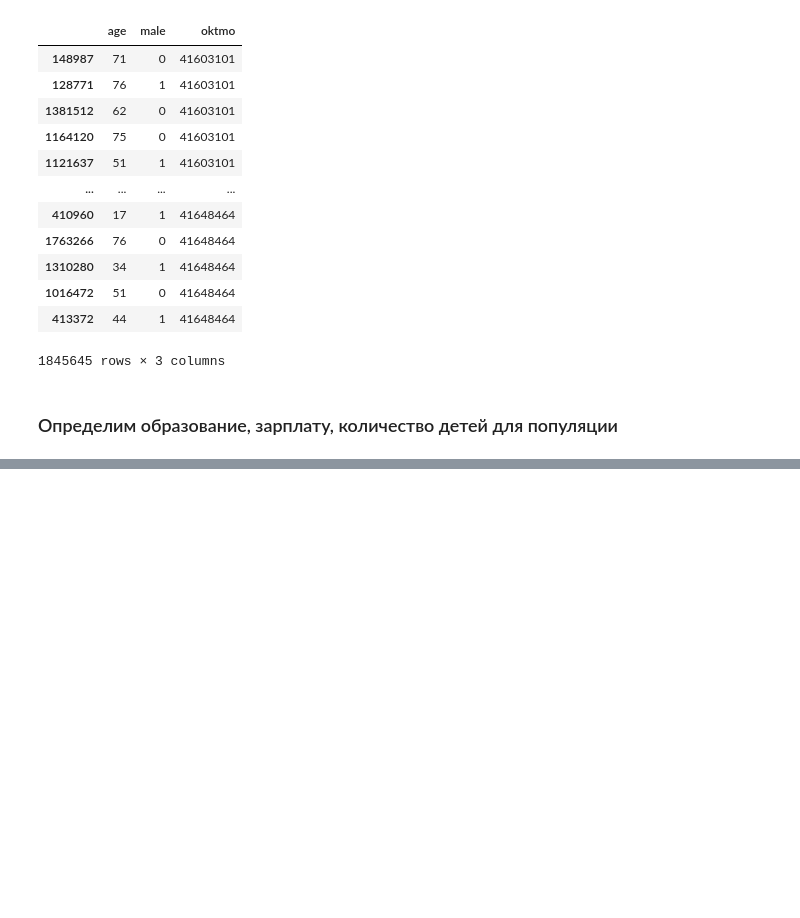
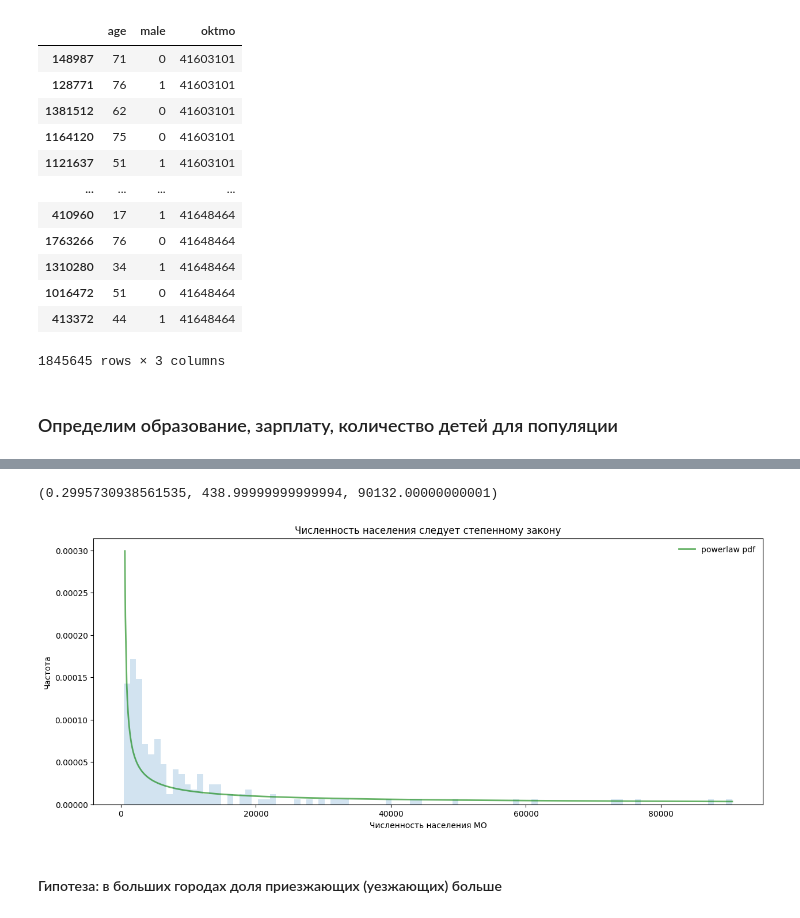
Before and after one commit to SergeyPishchulov/populations, a Jupyter notebook: empty_page/data_preparation.ipynb, the cells around one changed output, grey strips where cells are left out. Drawn from its saved outputs; the diff is of its cells as text; code cells hidden in the pictures; blank space fills up the shorter version.

```diff
--- a/empty_page/data_preparation.ipynb
+++ b/empty_page/data_preparation.ipynb
@@ -529,0 +570,14 @@ mun_unit_population["children"] = children_regressor.predict(mun_unit_population
+# %%
+inflow = pd.read_csv(
+    "/Users/pishchulov/edu/matobes/НИР/outer_source/migration/ITMO-2/migforecasting/superdataset/mig data/total/inflow/inflow 2022 (allmun).csv")
+outflow = pd.read_csv(
+    "/Users/pishchulov/edu/matobes/НИР/outer_source/migration/ITMO-2/migforecasting/superdataset/mig data/total/outflow/outflow 2022 (allmun).csv")
+inflow['oktmo'] = inflow['oktmo'].astype(str)
+outflow['oktmo'] = outflow['oktmo'].astype(str)
+inflow = inflow[inflow.oktmo.isin(mun_units.index)]
+inflow = inflow.set_index("oktmo")[["inflow"]].astype(int)
+outflow = outflow[outflow.oktmo.isin(mun_units.index)]
+outflow = = outflow.set_index("oktmo")[["outflow"]].astype(int)
+
+mun_units = mun_units.join(inflow).join(outflow)
+mun_units["saldo"] = mun_units.inflow - mun_units.outflow
@@ -529,0 +646,23 @@ mun_unit_population["children"] = children_regressor.predict(mun_unit_population
+# %%
+ps = mun_units.popsize.sort_values()
+# %%
+fig, ax = plt.subplots(1, 1)
+fig.set_figheight(6)
+fig.set_figwidth(15)
+params = powerlaw.fit(ps, method="MLE",)
+a_fit, loc_fit, scale_fit = params
+print(params)
+y_fit = powerlaw(a_fit, loc_fit, scale_fit).pdf(ps)
+ax.hist(ps, density=True, bins=bins, histtype='stepfilled', alpha=0.2,
+        label = "")
+ax.plot(ps[2:], y_fit[2:],
+        'r-', lw=2, alpha=0.6, label='powerlaw pdf', color="green")
+
+ax.legend(loc='best', frameon=False)
+plt.xlabel('Численность населения МО')
+plt.ylabel('Частота')
+plt.title("Численность населения следует степенному закону")
+plt.show()
+# %% [output]
+(0.2995730938561535, 438.99999999999994, 90132.00000000001)
+[figure, added]
@@ -529,0 +678,2 @@ mun_unit_population["children"] = children_regressor.predict(mun_unit_population
+# %% [markdown]
+#### Гипотеза: в больших городах доля приезжающих (уезжающих) больше
```
Also changed, not shown: parts of 21 cells of this notebook.
